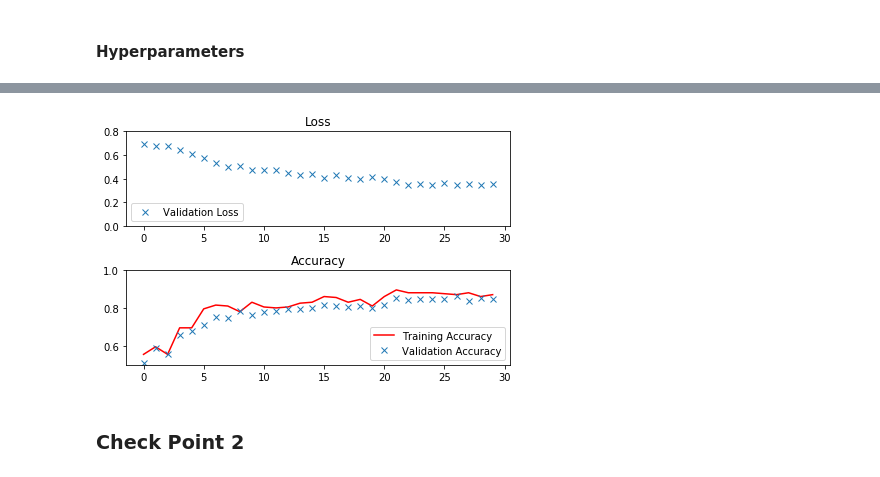
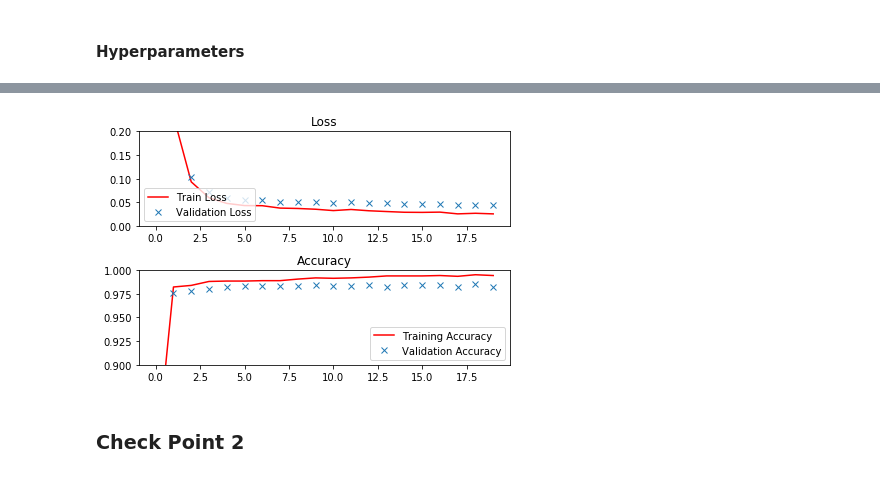
Before and after one commit to xzl524/dog_vs_cat, a Jupyter notebook: dog_vs_cat.ipynb, the cells around one changed output, grey strips where cells are left out. Saved outputs shown, nothing was run; the diff lists cells and outputs as text; code cells hidden in the pictures.

```diff
--- a/dog_vs_cat.ipynb
+++ b/dog_vs_cat.ipynb
@@ -374,7 +260,7 @@ def fully_conn(x_tensor, num_outputs):
     : return: A 2-D tensor where the second dimension is num_outputs.
     """
     weight = tf.Variable(tf.truncated_normal((x_tensor.shape[-1].value, num_outputs),
-                                            stddev = 0.05))
+                                            stddev = 0.01))
     bias = tf.Variable(tf.zeros([num_outputs]))
     fc_x = tf.add(tf.matmul(x_tensor, weight), bias)
     fc_x = tf.nn.relu(fc_x)
@@ -391,6 +275,6 @@ def output(x_tensor, num_outputs):
     : return: A 2-D tensor where the second dimension is num_outputs.
     """
     weight = tf.Variable(tf.truncated_normal([x_tensor.shape[-1].value,num_outputs],
-                                            stddev=0.05))
+                                            stddev=0.01))
     bias = tf.Variable(tf.zeros([num_outputs]))
     return tf.add(tf.matmul(x_tensor, weight), bias)
@@ -481,7 +318,20 @@ Image Shape: (64, 64, 3)
+# %%
+def get_batches(x, y, n_batches=10):
+    """ Return a generator that yields batches from arrays x and y. """
+    batch_size = len(x)//n_batches
+
+    for ii in range(0, n_batches*batch_size, batch_size):
+        # If we're not on the last batch, grab data with size batch_size
+        if ii != (n_batches-1)*batch_size:
+            X, Y = x[ii: ii+batch_size], y[ii: ii+batch_size]
+        # On the last batch, grab the rest of the data
+        else:
+            X, Y = x[ii:], y[ii:]
+        # I love generators
+        yield X, Y
 # %% [markdown]
 #### Hyperparameters
 # %%
 # Tune Parameters
-epochs = 30
-batch_size = 64
-keep_probability = 0.6
+epochs = 20
+keep_probability = 0.3
@@ -585,20 +395,22 @@ Epoch 11, Training Accuracy over 200 images: 80.50%, Validation Loss: 0.47821, V
 # %%
+iter_ = len(train_acc_iter)
 loss_plot = plt.subplot(211)
 loss_plot.set_title('Loss')
-loss_plot.plot(range(epoch+1), val_loss_epoch, 'x', label='Validation Loss')
+loss_plot.plot(range(iter_), train_loss_iter, 'r', label='Train Loss')
+loss_plot.plot(range(iter_), val_loss_iter, 'x', label='Validation Loss')
 loss_plot.legend(loc='lower left')
-loss_plot.set_ylim([0, 0.8])
+loss_plot.set_ylim([0, 0.2])
 
 acc_plot = plt.subplot(212)
 acc_plot.set_title('Accuracy')
-acc_plot.plot(range(epoch+1), train_acc_epoch, 'r', label='Training Accuracy')
-acc_plot.plot(range(epoch+1), val_acc_epoch, 'x', label='Validation Accuracy')
+acc_plot.plot(range(iter_), train_acc_iter, 'r', label='Training Accuracy')
+acc_plot.plot(range(iter_), val_acc_iter, 'x', label='Validation Accuracy')
 acc_plot.legend(loc='lower right')
-acc_plot.set_ylim([0.5,1.0])
+acc_plot.set_ylim([0.9,1.0])
 plt.tight_layout()
 plt.show()
 # %% [output]
-[figure, old version]
+[figure, new version]
 # %% [markdown]
 ### Check Point 2
 # %% [markdown]
```
Also changed, not shown: parts of 55 cells of this notebook, 1 other file.
